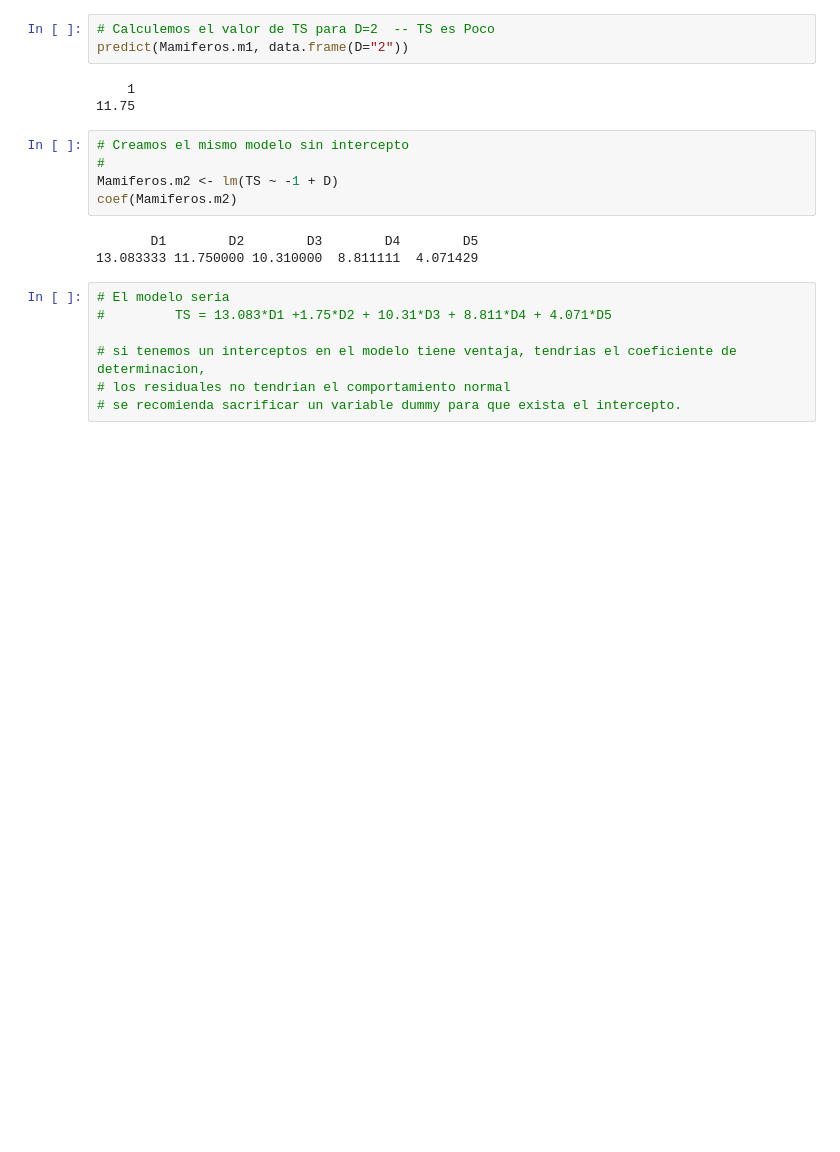
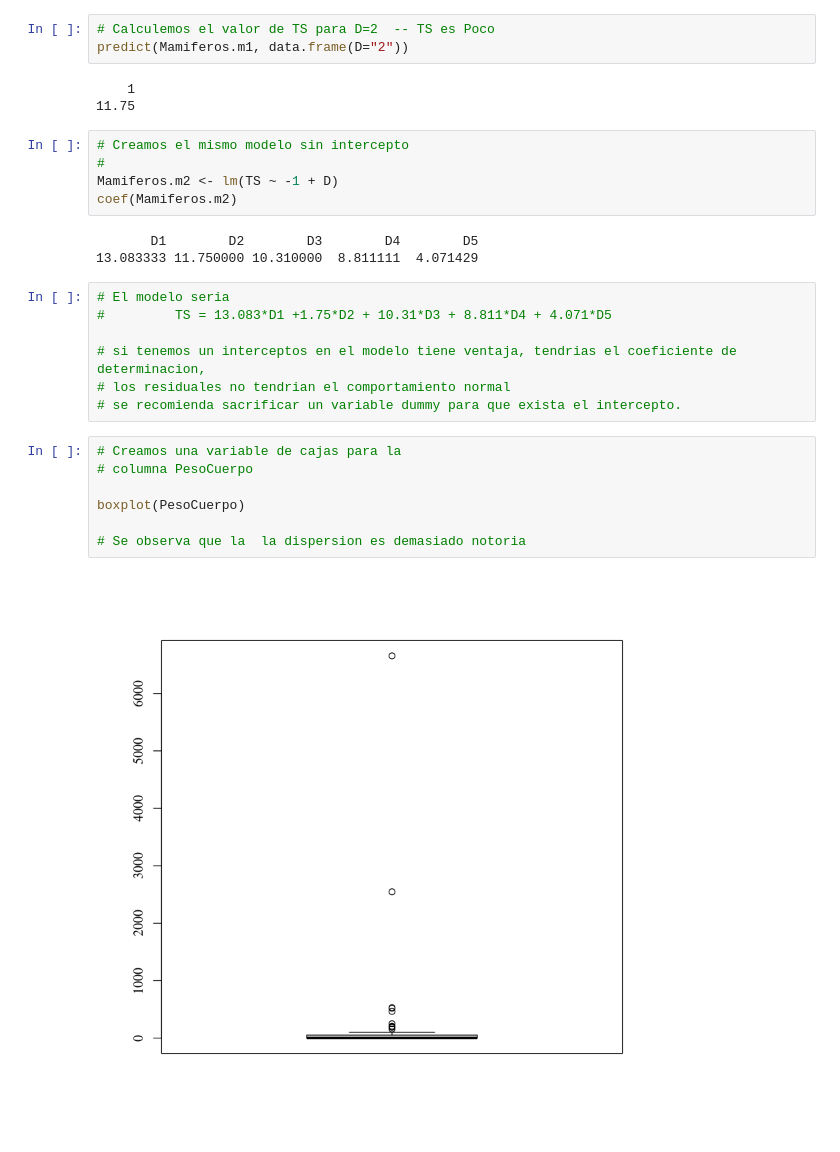
Before and after one commit to jgomezz/MsEstadAplic_MetodosEstadisticos, a Jupyter notebook: RegresionAplicada-09-Factores.ipynb, the cells around one changed output. Drawn from its saved outputs; the diff is of its cells as text; blank space fills up the shorter version.

```diff
--- a/RegresionAplicada-09-Factores.ipynb
+++ b/RegresionAplicada-09-Factores.ipynb
@@ -56,3 +56,12 @@ coef(Mamiferos.m2)
 # si tenemos un interceptos en el modelo tiene ventaja, tendrias el coeficiente de determinacion,
 # los residuales no tendrian el comportamiento normal
 # se recomienda sacrificar un variable dummy para que exista el intercepto.
+# %%
+# Creamos una variable de cajas para la
+# columna PesoCuerpo
+
+boxplot(PesoCuerpo)
+
+# Se observa que la  la dispersion es demasiado notoria
+# %% [output]
+[figure, added]
```
Also changed, not shown: parts of 1 cell of this notebook.
